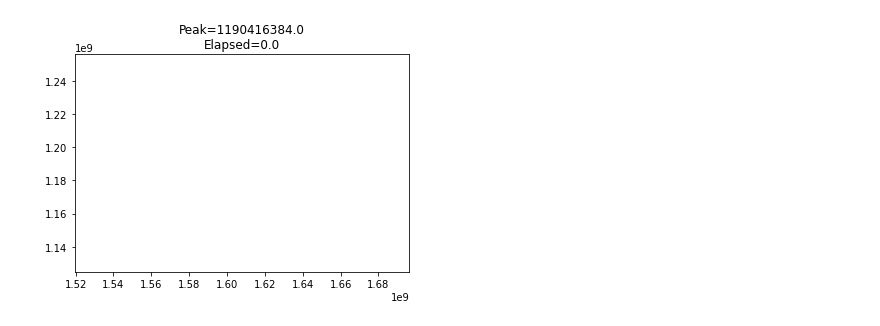
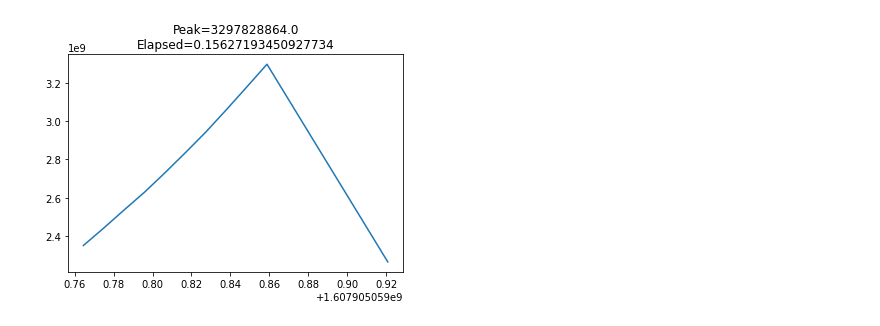
Before and after one commit to dwyatte/pandas-malloc-benchmark, a Jupyter notebook: benchmark.ipynb, the cells around one changed output. Saved outputs shown, nothing was run; the diff lists cells and outputs as text; code cells hidden in the pictures.

```diff
--- a/benchmark.ipynb
+++ b/benchmark.ipynb
@@ -30,12 +30,15 @@ class MemoryMonitor(Thread):
 GB = 1024**3/8
 SIZE = int(1.0*GB)
 # %%
-data = np.ones(SIZE, dtype='float64')
+def malloc():
+    data = np.ones(SIZE, dtype='float64')
+    df = pd.DataFrame()
+    df['MyCol'] = data
+    return df
 
 monitor = MemoryMonitor(0.01)
 monitor.start()
-df = pd.DataFrame()
-df['MyCol'] = data
+df = malloc()
 monitor.stop()
 time.sleep(1)
 
@@ -48,9 +51,12 @@ Text(0.5, 1.0, 'Peak=8769802240.0\nElapsed=7.935058832168579')
 # %%
-data = np.ones(SIZE, dtype='float64')
+def malloc():
+    data = np.ones(SIZE, dtype='float64')
+    df = pd.DataFrame(data=data, columns=['MyCol'])
+    return df
 
 monitor = MemoryMonitor(0.01)
 monitor.start()
-df = pd.DataFrame(data=data, columns=['MyCol'])
+malloc()
 monitor.stop()
 time.sleep(1)
 
@@ -62,2 +68,2 @@ Text(0.5, 1.0, 'Peak=1190416384.0\nElapsed=0.0')
-[figure, old version]
+[figure, new version]
 # %%
```
Also changed, not shown: parts of 5 cells of this notebook.
